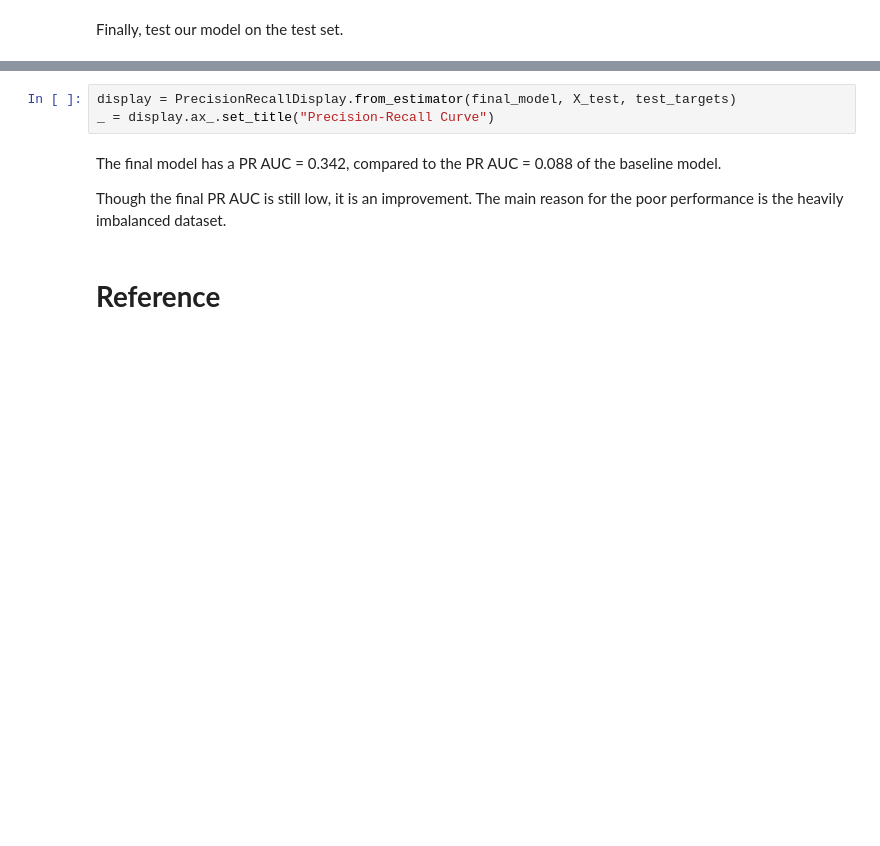
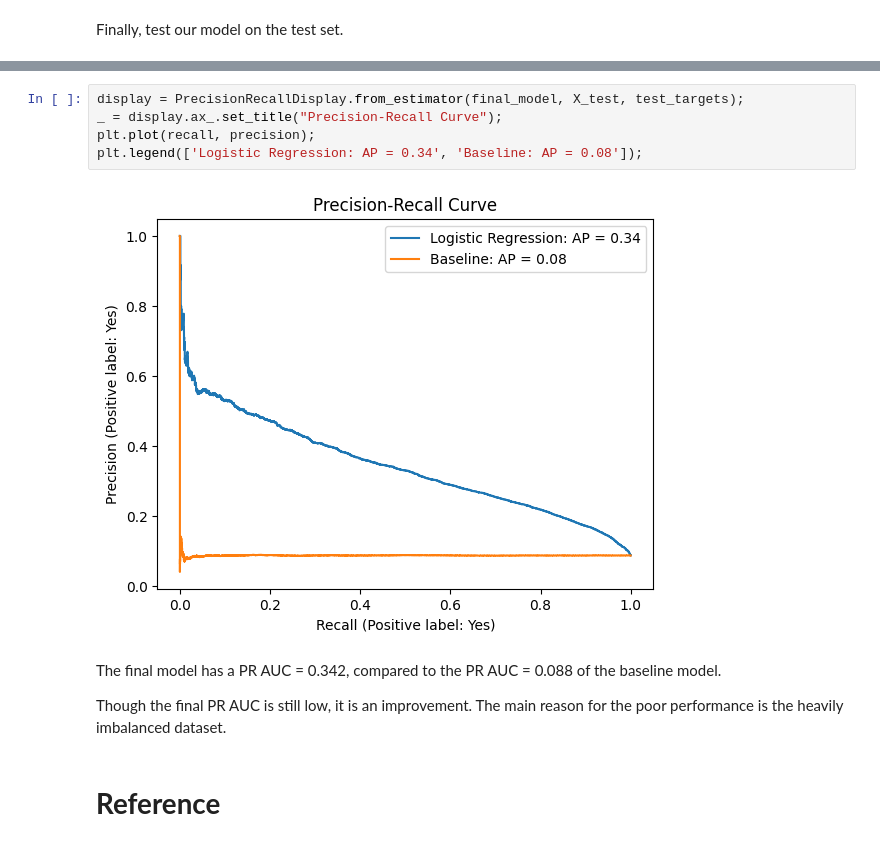
Before and after one commit to ptuan5/jovian-classical-ml, a Jupyter notebook: machine_learning_tuan_nguyen.ipynb, the cells around one changed output, grey strips where cells are left out. Saved outputs shown, nothing was run; the diff lists cells and outputs as text; blank space fills up the shorter version.

```diff
--- a/machine_learning_tuan_nguyen.ipynb
+++ b/machine_learning_tuan_nguyen.ipynb
@@ -488,6 +539,10 @@ evaluate_model(test_targets, X_test, final_model)
 # %%
-display = PrecisionRecallDisplay.from_estimator(final_model, X_test, test_targets)
-_ = display.ax_.set_title("Precision-Recall Curve")
+display = PrecisionRecallDisplay.from_estimator(final_model, X_test, test_targets);
+_ = display.ax_.set_title("Precision-Recall Curve");
+plt.plot(recall, precision);
+plt.legend(['Logistic Regression: AP = 0.34', 'Baseline: AP = 0.08']);
+# %% [output]
+[figure, added]
 # %% [markdown]
 The final model has a PR AUC = 0.342, compared to the PR AUC = 0.088 of the baseline model.
 
```
Also changed, not shown: parts of 26 cells of this notebook.
